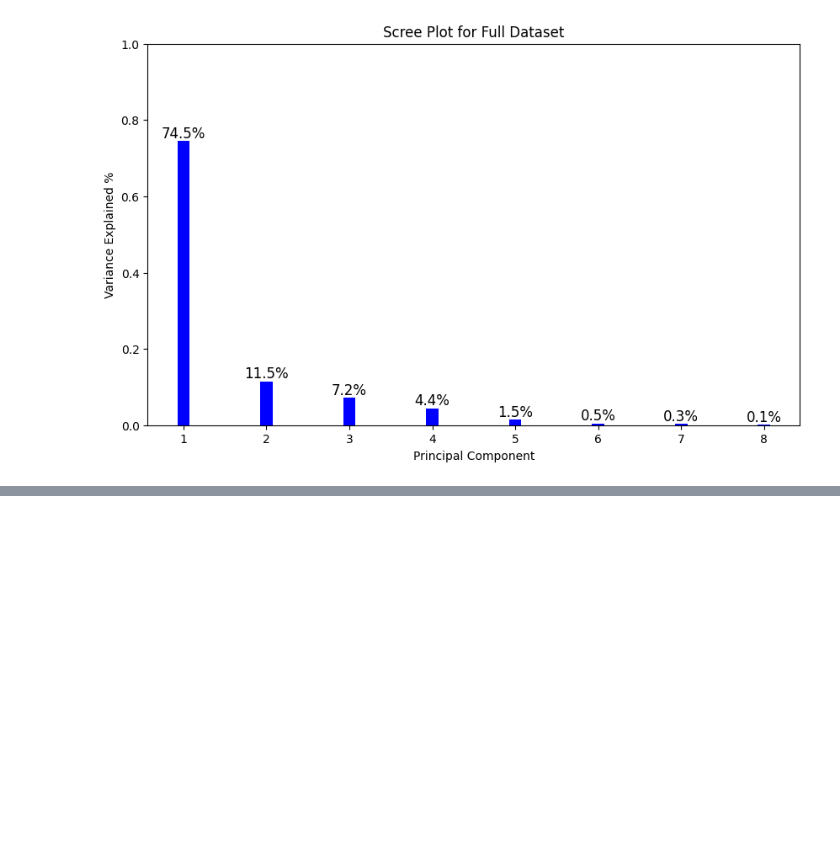
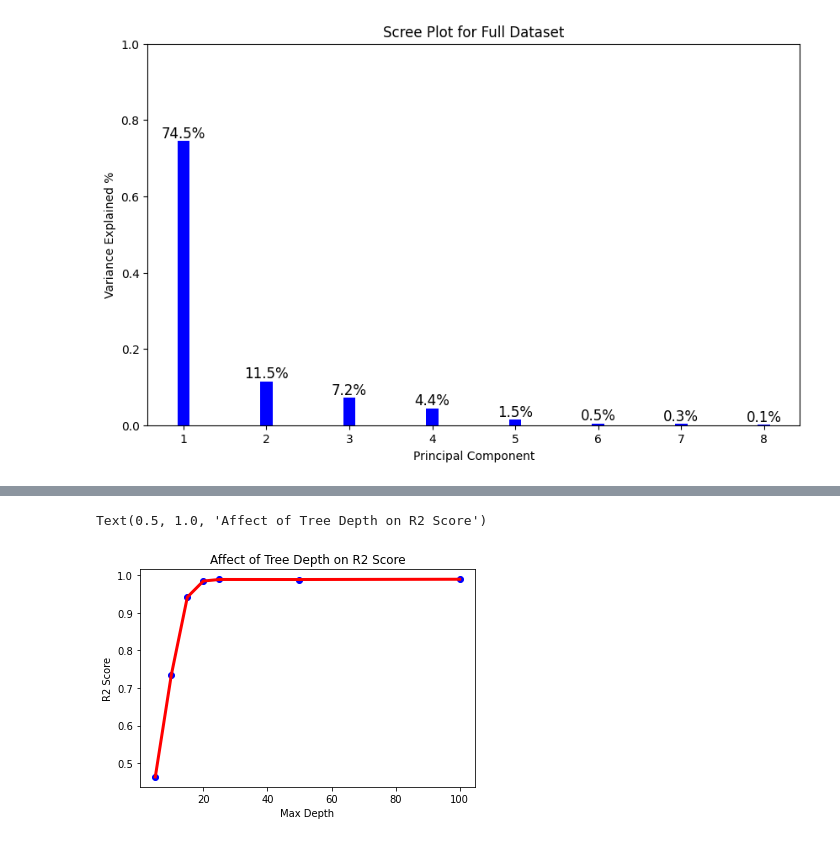
Before and after one commit to rileyhgrant/cs6140_FinalGroupProject, a Jupyter notebook: ml_groupproj.ipynb, the cells around one changed output, grey strips where cells are left out. Drawn from its saved outputs; the diff is of its cells as text; code cells hidden in the pictures; blank space fills up the shorter version.

Commit message:
Max Depth vs R2 Score graph

```diff
--- a/ml_groupproj.ipynb
+++ b/ml_groupproj.ipynb
@@ -809,0 +799,16 @@ clf.best_params_
+# %%
+#Comparing how the max depth affects the accuracy. Graph shows the trend as the depth increases.
+#All other hyperparams are set to scikit-learn default
+
+max_depth = [5, 10, 15, 20, 25, 50, 100]
+r2 = list()
+
+for i in range(0, len(max_depth)):
+    forest = RandomForestRegressor(max_depth = max_depth[i])
+    forest.fit(X_train,y_train)
+    y_pred = forest.predict(X_test)
+
+    r2.append(r2_score(y_test, y_pred))
+# %%
+scores = np.array(r2)
+scores
@@ -809,0 +818,4 @@ clf.best_params_
+# %%
+depth_scores = pd.DataFrame(scores, columns = ['Scores'])
+# %%
+depth_scores['Max Depth'] = np.array(max_depth)
@@ -809,0 +833,9 @@ clf.best_params_
+# %%
+plt.scatter(depth_scores['Max Depth'],depth_scores['Scores'], color = "blue")
+plt.plot(depth_scores['Max Depth'],depth_scores['Scores'], color = "red", linewidth = 3)
+plt.xlabel("Max Depth")
+plt.ylabel("R2 Score")
+plt.title("Affect of Tree Depth on R2 Score")
+# %% [output]
+Text(0.5, 1.0, 'Affect of Tree Depth on R2 Score')
+[figure, added]
```
Also changed, not shown: parts of 13 cells of this notebook.
